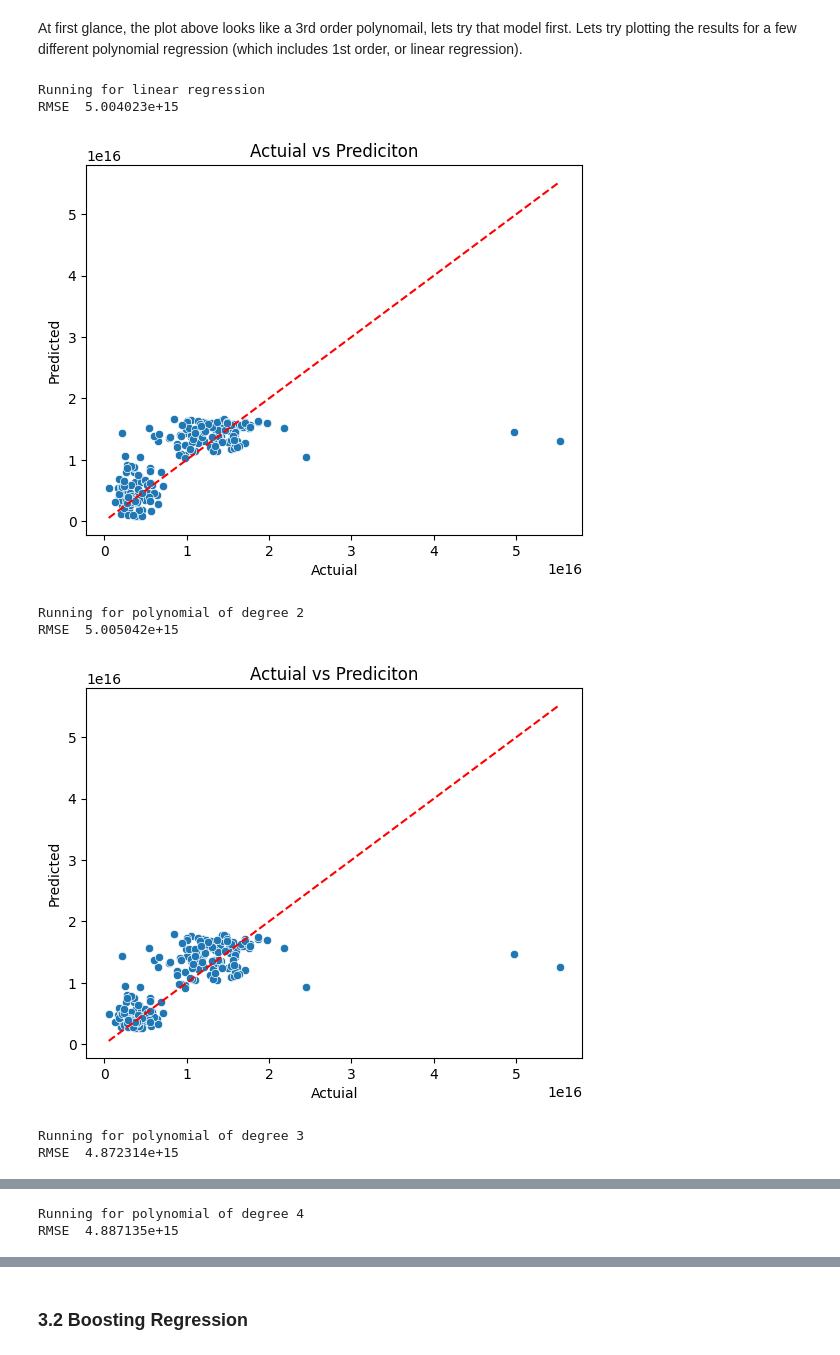
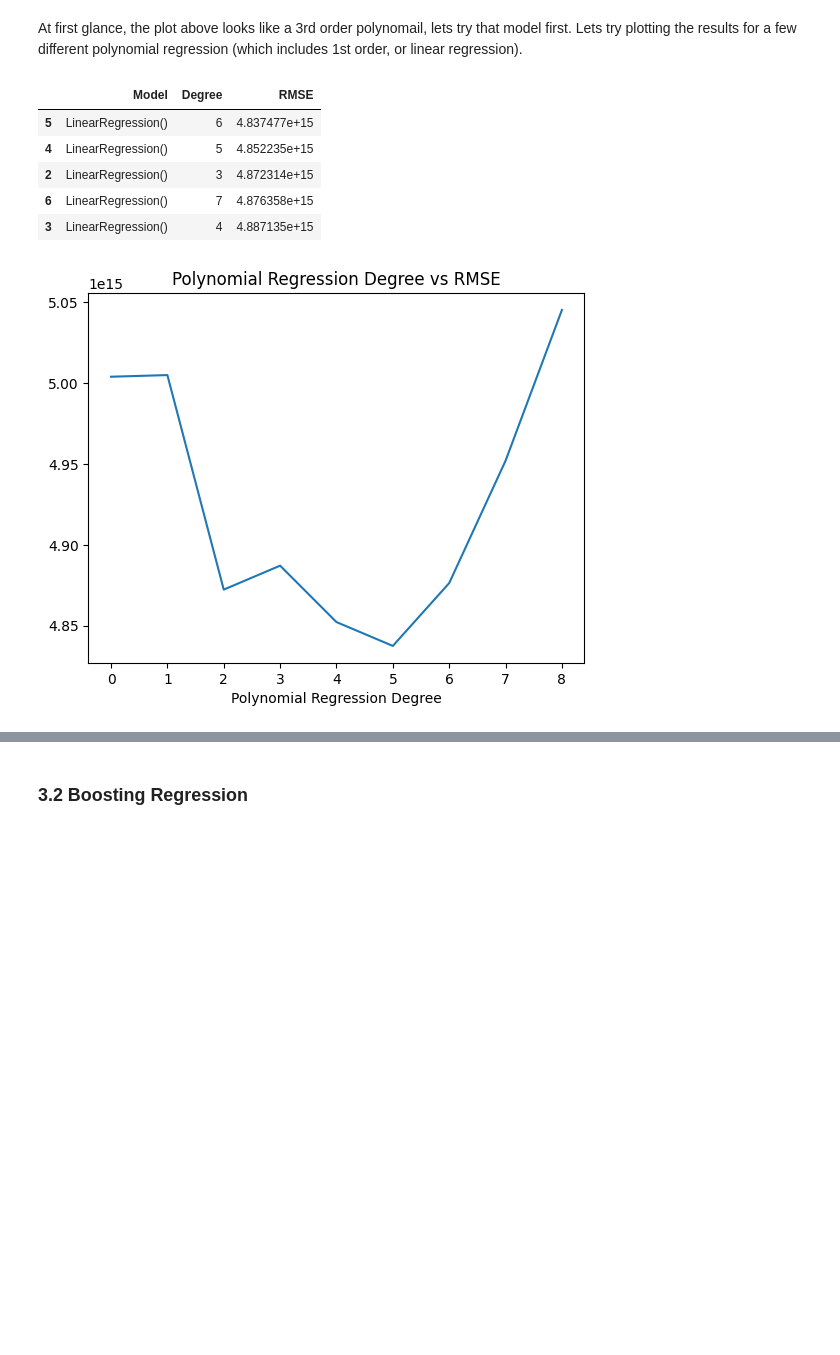
Before and after one commit to jestern001/MLA-Project, a Jupyter notebook: Project/NighttimeNO2Prediction.ipynb, the cells around one changed output, grey strips where cells are left out. Cells and saved outputs as stored; diff of their text form; code cells hidden in the pictures; blank space fills up the shorter version.

Commit message:
Added hyperparameter search of polynomial and Boosting regression.

```diff
--- a/Project/NighttimeNO2Prediction.ipynb
+++ b/Project/NighttimeNO2Prediction.ipynb
@@ -767,42 +778,37 @@ At first glance, the plot above looks like a 3rd order polynomail, lets try that
 # %%
 from sklearn.linear_model import LinearRegression
 from sklearn.metrics import mean_squared_error
 from sklearn.preprocessing import PolynomialFeatures
 
-models_and_results = []
-for degree in range(1, 6):
-    msg = f"Running for polynomial of degree {degree}" if degree != 1 else "Running for linear regression"
-    print(msg)
+
+results = {'Model': [], 'Degree': [], 'RMSE': []}
+for degree in range(1, 10):
     # build a mdoel
     poly_transformer = PolynomialFeatures(degree=degree, include_bias=False)
     X_poly = poly_transformer.fit_transform(X_train)
     model = LinearRegression()
     model.fit(X_poly, y_train)
     Y_pred = model.predict(X_poly)
 
     # get and score predictions
     X_test_poly = poly_transformer.fit_transform(X_test)
     y_pred = model.predict(X_test_poly)
     poly_rmse = float(np.sqrt(mean_squared_error(y_test, y_pred)))
 
-    # plot results
-    ax = sns.scatterplot(x=y_test, y=y_pred)
-    min_val = min(y_test.min(), y_pred.min())
-    max_val = max(y_test.max(), y_pred.max())
-    plt.plot([min_val, max_val], [min_val, max_val], color='red', linestyle='--', label='Ideal Prediction')
-    plt.title("Actuial vs Prediciton")
-    plt.xlabel("Actuial")
-    plt.ylabel("Predicted")
-    print(f"RMSE {poly_rmse: e}")
-    plt.show()
-
-    models_and_results.append((model, poly_rmse))
+    results['Model'].append(model)
+    results['Degree'].append(degree)
+    results['RMSE'].append(poly_rmse)
+regression_results = pd.DataFrame(results)
+ax = regression_results['RMSE'].plot()
+ax.set_title("Polynomial Regression Degree vs RMSE")
+ax.set_xlabel("Polynomial Regression Degree")
+best_regression = regression_results.sort_values('RMSE')
+best_regression.head()
 # %% [output]
-Running for linear regression
-RMSE  5.004023e+15
+|  | Model | Degree | RMSE |
+| 5 | LinearRegression() | 6 | 4.837477e+15 |
+| 4 | LinearRegression() | 5 | 4.852235e+15 |
+| 2 | LinearRegression() | 3 | 4.872314e+15 |
+| 6 | LinearRegression() | 7 | 4.876358e+15 |
+| 3 | LinearRegression() | 4 | 4.887135e+15 |
-[figure, old version]
+[figure, new version]
-Running for polynomial of degree 2
-RMSE  5.005042e+15
-[figure, removed]
-Running for polynomial of degree 3
-RMSE  4.872314e+15
@@ -810,2 +814,0 @@ RMSE  4.872314e+15
-Running for polynomial of degree 4
-RMSE  4.887135e+15
```
Also changed, not shown: parts of 11 cells of this notebook, 6 other files.
